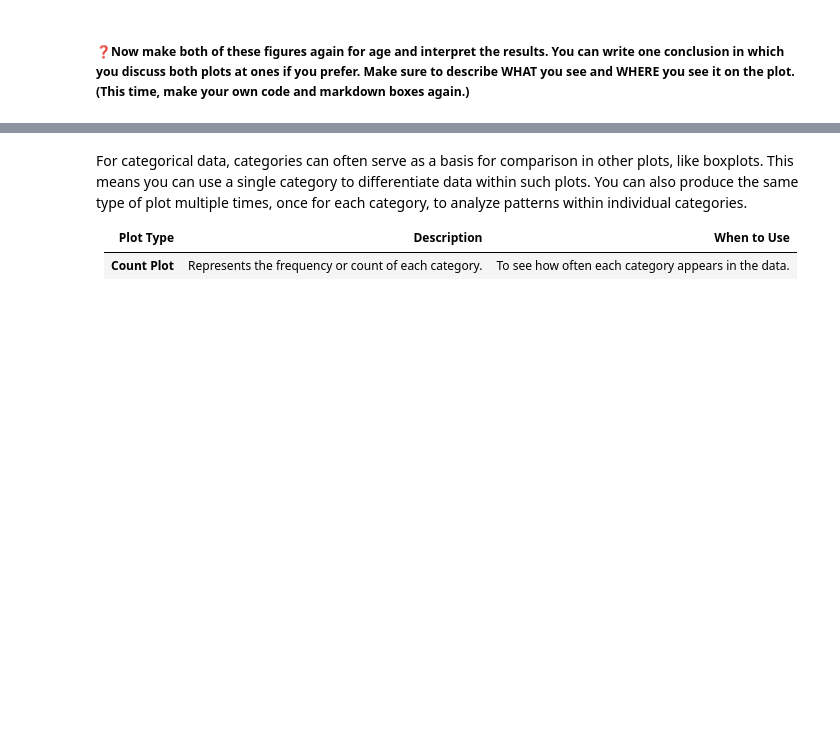
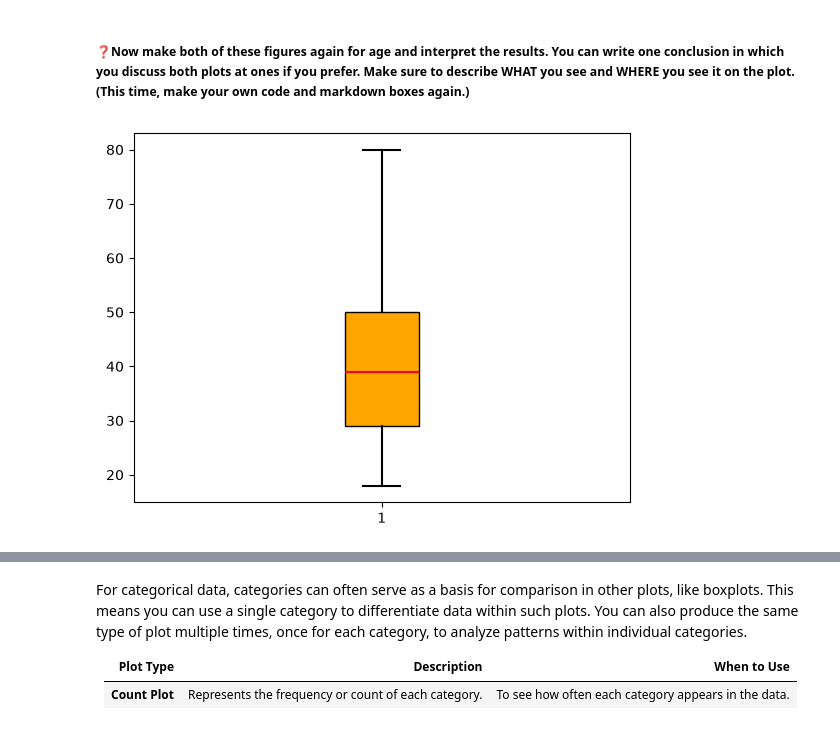
Before and after one commit to ManoahKinnaert/DAML, a Jupyter notebook: lab2/lab_2_exploring_data_pandas.ipynb, the cells around one changed output, grey strips where cells are left out. Cells and saved outputs as stored; diff of their text form; code cells hidden in the pictures; blank space fills up the shorter version.

```diff
--- a/lab2/lab_2_exploring_data_pandas.ipynb
+++ b/lab2/lab_2_exploring_data_pandas.ipynb
@@ -464,3 +725,14 @@ If all goes well, you made a histogram in the figure above. The histogram has a
 YOUR INTERPRETATION HERE
 # %% [markdown]
 ##### ❓Now make both of these figures again for age and interpret the results. You can write one conclusion in which you discuss both plots at ones if you prefer. Make sure to describe WHAT you see and WHERE you see it on the plot. (This time, make your own code and markdown boxes again.)
+# %%
+# Boxplot for age
+plt.boxplot(cleaned_dataset["age"], patch_artist=True,
+                showmeans=False, showfliers=False,
+                medianprops={"color": "red", "linewidth": 1.5},
+                boxprops={"facecolor": "orange", "edgecolor": "black",
+                          "linewidth": 1.0},
+                whiskerprops={"color": "black", "linewidth": 1.5},
+                capprops={"color": "black", "linewidth": 1.5});
+# %% [output]
+[figure, added]
```
Also changed, not shown: parts of 51 cells of this notebook.
